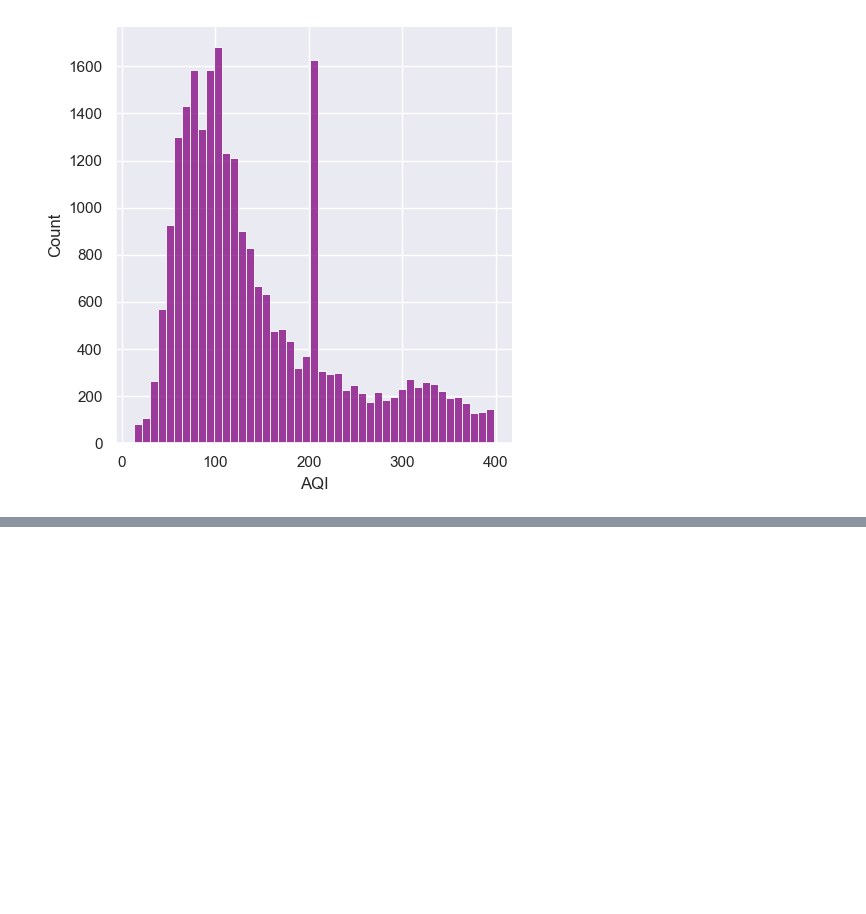
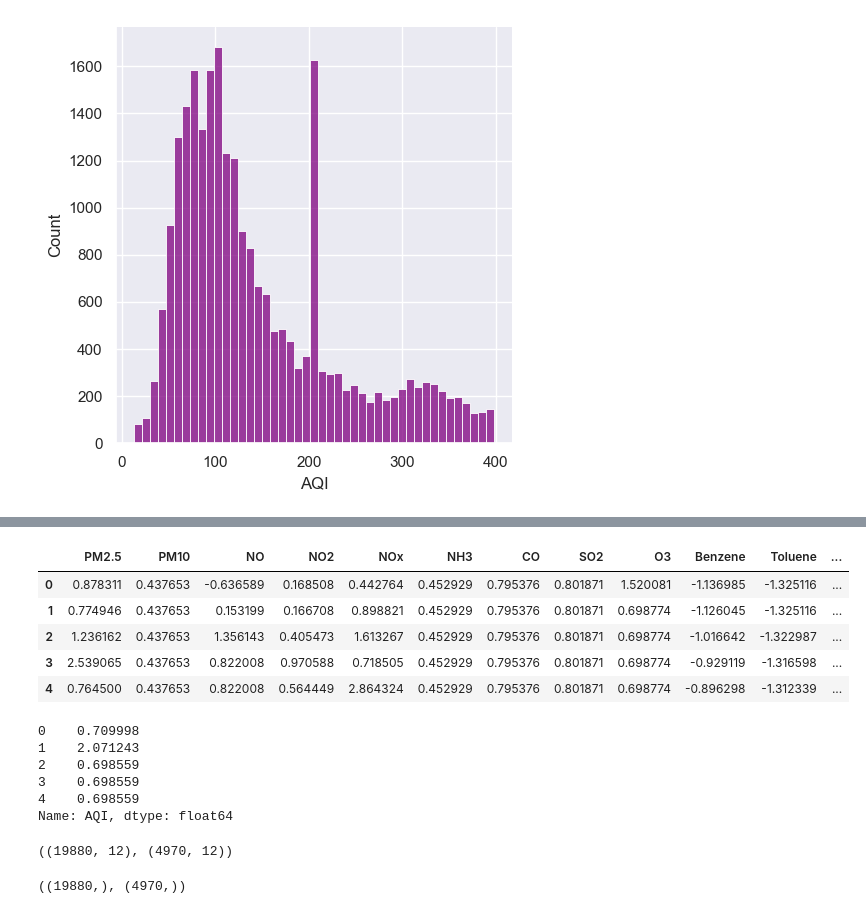
Before and after one commit to rksaini1614/AQI_Prediction_Model, a Jupyter notebook: AirQualityIndexPredictionModel.ipynb, the cells around one changed output, grey strips where cells are left out. Drawn from its saved outputs; the diff is of its cells as text; code cells hidden in the pictures; blank space fills up the shorter version.

```diff
--- a/AirQualityIndexPredictionModel.ipynb
+++ b/AirQualityIndexPredictionModel.ipynb
@@ -442,0 +524,21 @@ plt.show()
+# %%
+input_data = df.iloc[:,:-1]
+output_data = df['AQI']
+# %%
+input_data.head(5)
+# %% [output]
+|  | PM2.5 | PM10 | NO | NO2 | NOx | NH3 | CO | SO2 | O3 | Benzene | Toluene | ... |
+| 0 | 0.878311 | 0.437653 | -0.636589 | 0.168508 | 0.442764 | 0.452929 | 0.795376 | 0.801871 | 1.520081 | -1.136985 | -1.325116 | ... |
+| 1 | 0.774946 | 0.437653 | 0.153199 | 0.166708 | 0.898821 | 0.452929 | 0.795376 | 0.801871 | 0.698774 | -1.126045 | -1.325116 | ... |
+| 2 | 1.236162 | 0.437653 | 1.356143 | 0.405473 | 1.613267 | 0.452929 | 0.795376 | 0.801871 | 0.698774 | -1.016642 | -1.322987 | ... |
+| 3 | 2.539065 | 0.437653 | 0.822008 | 0.970588 | 0.718505 | 0.452929 | 0.795376 | 0.801871 | 0.698774 | -0.929119 | -1.316598 | ... |
+| 4 | 0.764500 | 0.437653 | 0.822008 | 0.564449 | 2.864324 | 0.452929 | 0.795376 | 0.801871 | 0.698774 | -0.896298 | -1.312339 | ... |
+# %%
+output_data.head(5)
+# %% [output]
+0    0.709998
+1    2.071243
+2    0.698559
+3    0.698559
+4    0.698559
+Name: AQI, dtype: float64
@@ -442,0 +547,8 @@ plt.show()
+# %%
+x_train.shape, x_test.shape
+# %% [output]
+((19880, 12), (4970, 12))
+# %%
+y_train.shape, y_test.shape
+# %% [output]
+((19880,), (4970,))
```
Also changed, not shown: parts of 42 cells of this notebook.
